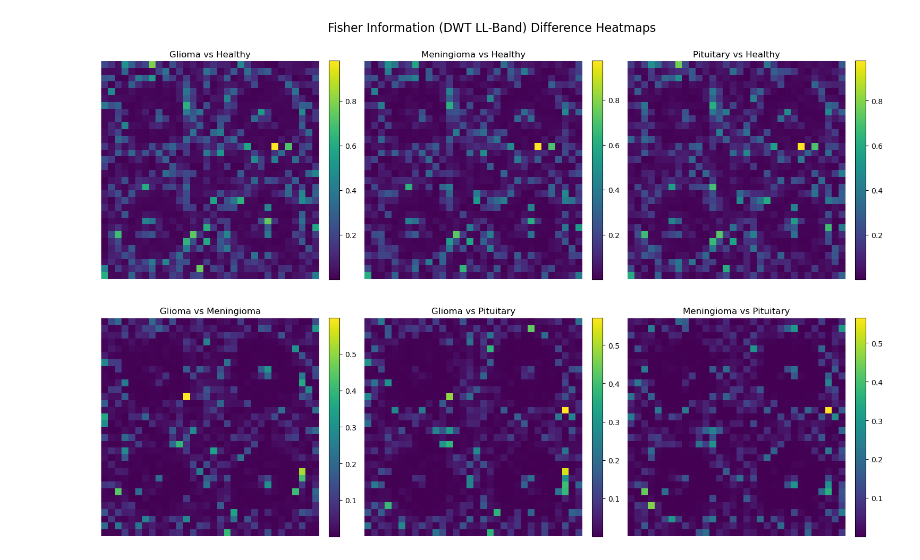
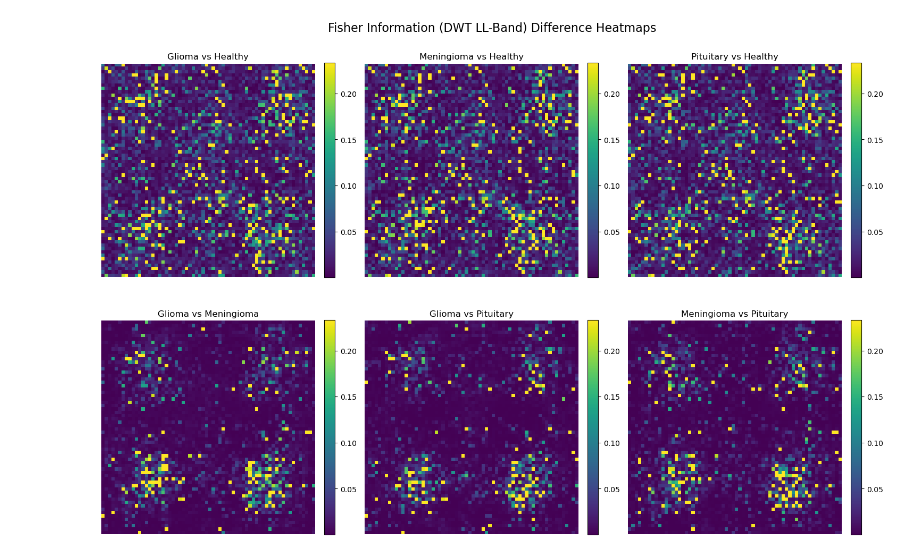
Before and after one commit to jetwidjaja96-cloud/MV, a Jupyter notebook: DWT.ipynb, the cells around one changed output. Drawn from its saved outputs; the diff is of its cells as text; code cells hidden in the pictures.

```diff
--- a/DWT.ipynb
+++ b/DWT.ipynb
@@ -195,5 +195,5 @@ model_path = '/mnt/c/Users/Jet/Documents/PhD Data/Machine Vision/Reconstruction
 reconstruction_model = load_model(model_path, custom_objects=CUSTOM_OBJECTS)
 # %%
 # Put the dataset through the vortex mask and Fourier Transform
-transformed_xtrain=vort_THIS(x_train, LG1, LG2)
-transformed_xtest=vort_THIS(x_test, LG1, LG2)
+transformed_xtrain=vort_THIS(x_train, LG1)
+transformed_xtest=vort_THIS(x_test, LG1)
@@ -203,6 +207,6 @@ DIM = 64
 N_train = 5712
 
 recon_tumor = reconstruction_model.predict(
-    transformed_xtrain.reshape(N_train, 2 * DIM**2)
+    transformed_xtrain.reshape(N_train, DIM**2)
 ).reshape(N_train, DIM, DIM)
 # %% [output]
@@ -293,8 +301,8 @@ def generate_fi_heatmaps_dwt(X_train, y_train, epsilon=1e-4):
     healthy_mean = np.mean(healthy_images, axis=0).reshape(64, 64)
 
     # We use the Approximation coefficients (LL) for the baseline
-    coeffs_healthy = pywt.dwt2(healthy_mean, 'haar')
-    LL_healthy, (LH, HL, HH) = coeffs_healthy
+    #coeffs_healthy = pywt.dwt2(healthy_mean, 'haar')
+    #LL_healthy, (LH, HL, HH) = coeffs_healthy
 
     # 2. Storage for the 32x32 matrices (DWT halves the dimension)
     fi_matrices = {c: [] for c in range(4)}
@@ -305,12 +313,12 @@ def generate_fi_heatmaps_dwt(X_train, y_train, epsilon=1e-4):
 
         # Perform 2D DWT on individual image
         coeffs_img = pywt.dwt2(img, 'haar')
-        LL_img, _ = coeffs_img
+        #LL_img, _ = coeffs_img
 
         # Calculate Local FI Matrix in the DWT Domain
         # FI = (Subband_Img - Subband_Healthy_Mean)^2 / (Subband_Img + epsilon)
-        numerator = (LL_img - LL_healthy)**2
-        denominator = np.abs(LL_img) + epsilon
+        numerator = (img - healthy_mean)**2
+        denominator = img + epsilon
         local_fi_matrix = numerator / denominator
 
         fi_matrices[label].append(local_fi_matrix)
@@ -352,0 +335,21 @@ plt.show()
+# %%
+# 4x1 Subplot for FFT (The "Frequency" Map)
+fig, axes = plt.subplots(1, 4, figsize=(24, 6))
+order = ['No_Tumor', 'Glioma', 'Meningioma', 'Pituitary']
+all_values = np.concatenate([fi_maps_dwt[cls].flatten() for cls in order])
+global_vmax = np.percentile(all_values, 99)
+
+for i, cls in enumerate(order):
+    v_max = np.percentile(fi_maps_dwt[cls], 99)
+
+    im = axes[i].imshow(fi_maps_dwt[cls], cmap='viridis', vmin=1e-5, vmax=global_vmax)
+
+    axes[i].set_title(f'{cls}\n(DWT Global)', fontsize=14, fontweight='bold')
+    axes[i].axis('off')
+
+    plt.colorbar(im, ax=axes[i], fraction=0.046, pad=0.04)
+
+plt.suptitle('DWT Information Chaos: Global Frequency (Axes 0-63 Bins)', fontsize=18, y=1.08, fontweight='bold')
+plt.tight_layout()
+plt.savefig('dwt_fi_4x1.png', dpi=300, bbox_inches='tight')
+plt.show()
@@ -357,32 +362,32 @@ def plot_fi_diff_subplots(fi_maps, figsize=(15, 10)):
     comparisons = [
         ('Glioma', 'No_Tumor', 'Glioma vs Healthy'),
         ('Meningioma', 'No_Tumor', 'Meningioma vs Healthy'),
         ('Pituitary', 'No_Tumor', 'Pituitary vs Healthy'),
         ('Glioma', 'Meningioma', 'Glioma vs Meningioma'),
         ('Glioma', 'Pituitary', 'Glioma vs Pituitary'),
         ('Meningioma', 'Pituitary', 'Meningioma vs Pituitary')
     ]
 
     fig, axes = plt.subplots(2, 3, figsize=figsize)
     axes = axes.flatten()
 
     for i, (name_a, name_b, title) in enumerate(comparisons):
         # Calculate the absolute difference between the FI heatmaps
         # This shows where the "Diagnostic Speckles" differ most
         diff_map = np.abs(fi_maps[name_a] - fi_maps[name_b])
 
-        im = axes[i].imshow(diff_map, cmap='viridis', interpolation='nearest')
+        im = axes[i].imshow(diff_map, cmap='viridis', interpolation='nearest', vmax=global_vmax)
         axes[i].set_title(title, fontsize=12)
         axes[i].axis('off')
 
         # Add a colorbar to each plot to show FI intensity scale
         plt.colorbar(im, ax=axes[i], fraction=0.046, pad=0.04)
 
     plt.tight_layout()
     plt.suptitle("Fisher Information (DWT LL-Band) Difference Heatmaps", fontsize=16, y=1.02)
     plt.show()
 
 # Run the visualization
 plot_fi_diff_subplots(fi_maps_dwt)
 # %% [output]
-[figure, old version]
+[figure, new version]
```
Also changed, not shown: parts of 13 cells of this notebook, 3 other files.
